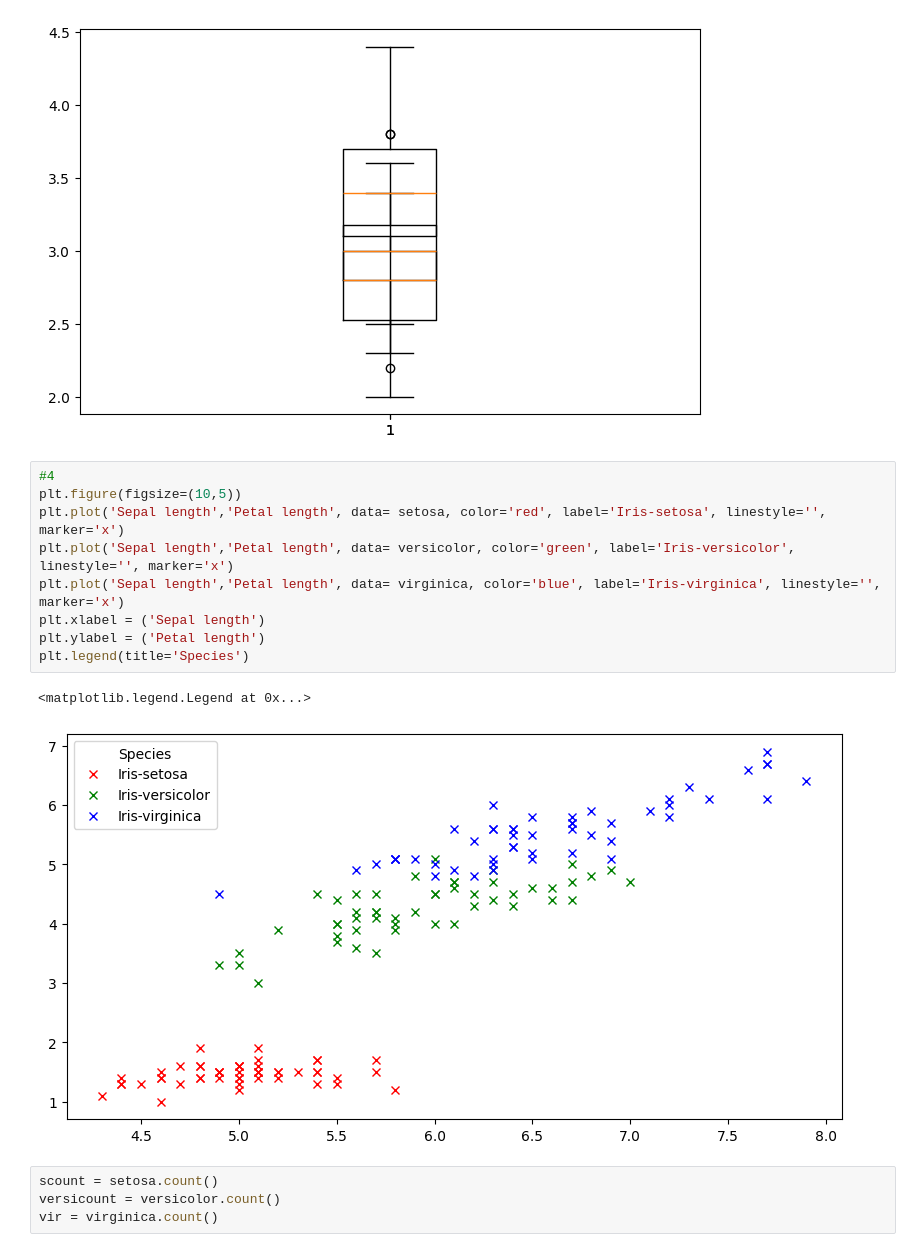
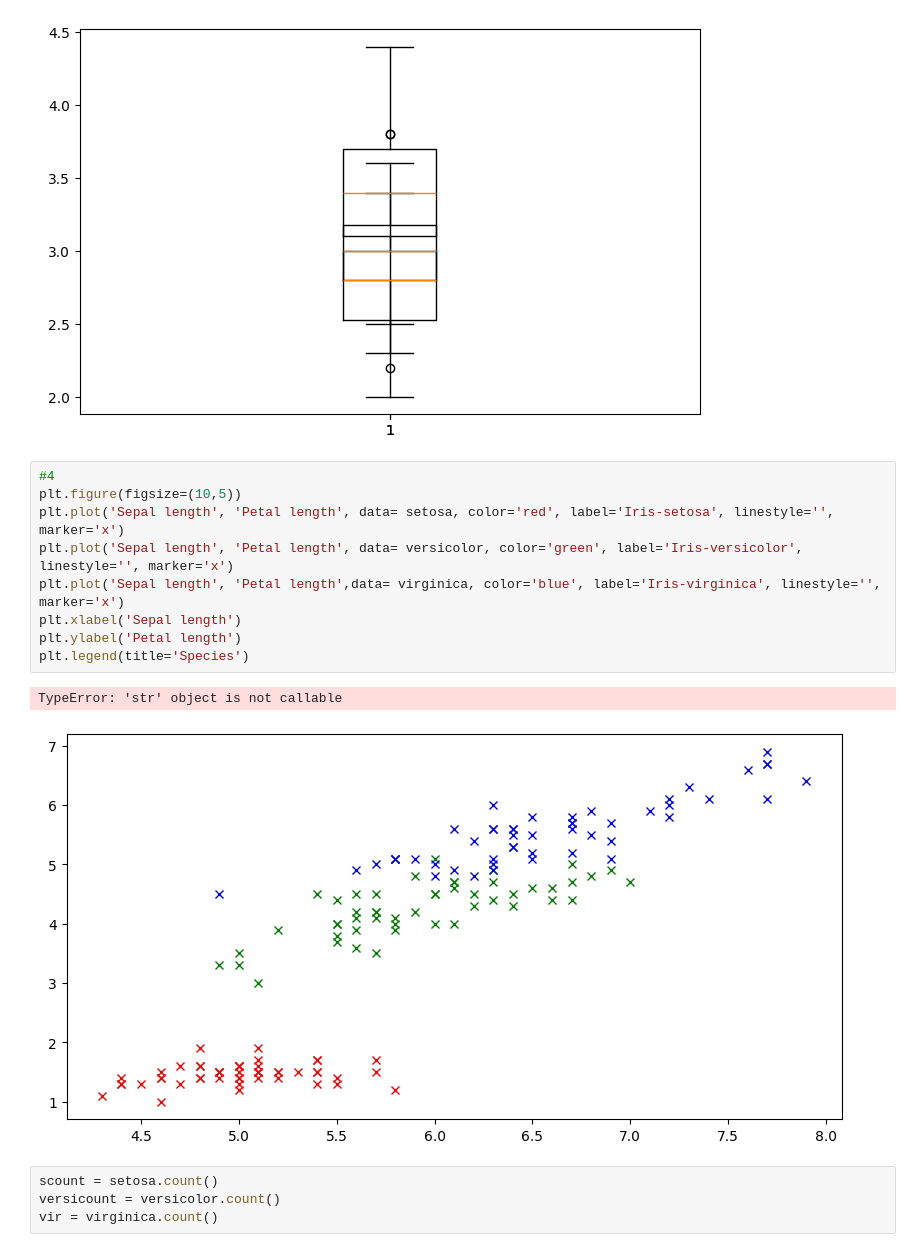
Before and after one commit to Srishti36912/python, a Jupyter notebook: practice.ipynb, the cells around one changed output. Drawn from its saved outputs; the diff is of its cells as text.

Commit message:
matplotlib questions

```diff
--- a/practice.ipynb
+++ b/practice.ipynb
@@ -1145,15 +1145,15 @@ plt.boxplot(x = 'Sepal width', data = virginica, label = 'Iris-virginica')
 # %%
 #4
 plt.figure(figsize=(10,5))
-plt.plot('Sepal length','Petal length', data= setosa, color='red', label='Iris-setosa', linestyle='', marker='x')
-plt.plot('Sepal length','Petal length', data= versicolor, color='green', label='Iris-versicolor', linestyle='', marker='x')
-plt.plot('Sepal length','Petal length', data= virginica, color='blue', label='Iris-virginica', linestyle='', marker='x')
-plt.xlabel = ('Sepal length')
-plt.ylabel = ('Petal length')
+plt.plot('Sepal length', 'Petal length', data= setosa, color='red', label='Iris-setosa', linestyle='', marker='x')
+plt.plot('Sepal length', 'Petal length', data= versicolor, color='green', label='Iris-versicolor', linestyle='', marker='x')
+plt.plot('Sepal length', 'Petal length',data= virginica, color='blue', label='Iris-virginica', linestyle='', marker='x')
+plt.xlabel('Sepal length')
+plt.ylabel('Petal length')
 plt.legend(title='Species')
 # %% [output]
-<matplotlib.legend.Legend at 0x...>
+TypeError: 'str' object is not callable
-[figure, old version]
+[figure, new version]
 # %%
 scount = setosa.count()
 versicount = versicolor.count()
```
Also changed, not shown: parts of 3 cells of this notebook.
